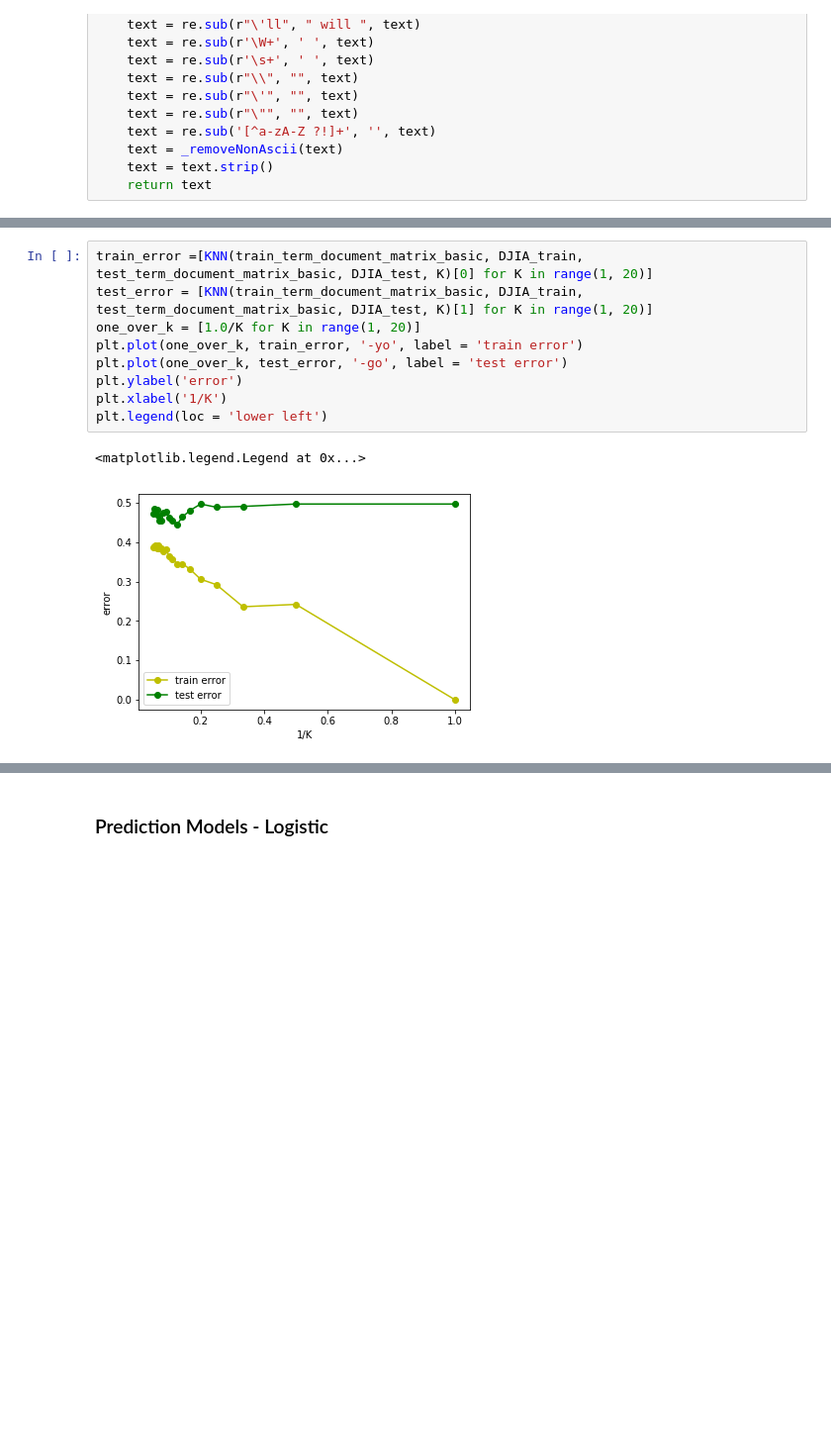
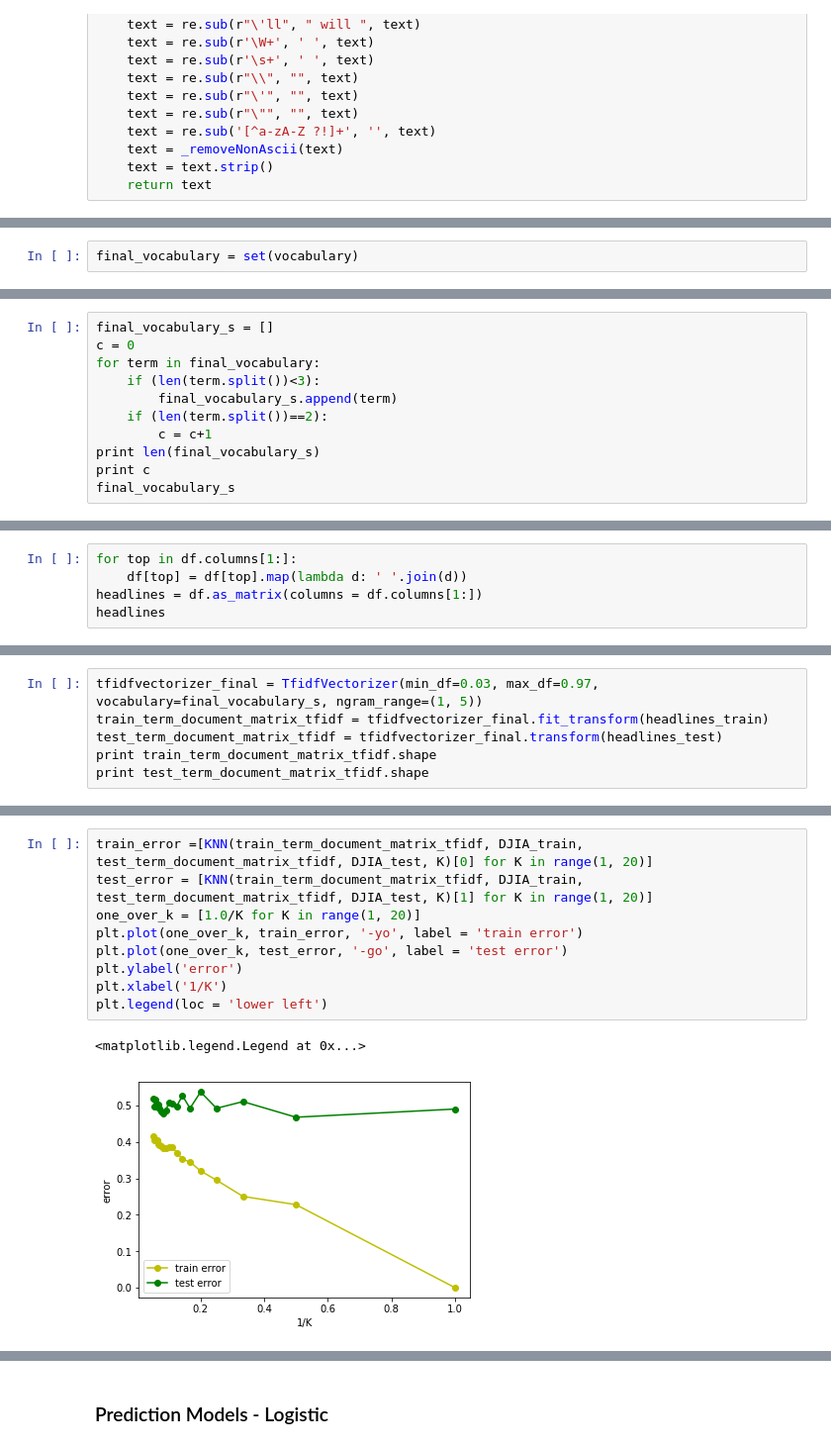
Before and after one commit to bg453cornell/ORIE-4740-NLP-ML, a Jupyter notebook: ORIE 4740 Code Simplified.ipynb, the cells around one changed output, grey strips where cells are left out. Shown at 99% size. Drawn from its saved outputs; the diff is of its cells as text; blank space fills up the shorter version.

```diff
--- a/ORIE 4740 Code Simplified.ipynb
+++ b/ORIE 4740 Code Simplified.ipynb
@@ -435,0 +266,2 @@ headlines3[0]
+# %%
+final_vocabulary = set(vocabulary)
@@ -435,0 +292,11 @@ headlines3[0]
+# %%
+final_vocabulary_s = []
+c = 0
+for term in final_vocabulary:
+    if (len(term.split())<3):
+        final_vocabulary_s.append(term)
+    if (len(term.split())==2):
+        c = c+1
+print len(final_vocabulary_s)
+print c
+final_vocabulary_s
@@ -435,0 +325,5 @@ headlines3[0]
+# %%
+for top in df.columns[1:]:
+    df[top] = df[top].map(lambda d: ' '.join(d))
+headlines = df.as_matrix(columns = df.columns[1:])
+headlines
@@ -460,0 +374,6 @@ tfidfvectorizer.transform(headlines_test).shape
+# %%
+tfidfvectorizer_final = TfidfVectorizer(min_df=0.03, max_df=0.97, vocabulary=final_vocabulary_s, ngram_range=(1, 5))
+train_term_document_matrix_tfidf = tfidfvectorizer_final.fit_transform(headlines_train)
+test_term_document_matrix_tfidf = tfidfvectorizer_final.transform(headlines_test)
+print train_term_document_matrix_tfidf.shape
+print test_term_document_matrix_tfidf.shape
@@ -508,15 +430,15 @@ Test Error:     0.451942740286
 # %%
-train_error =[KNN(train_term_document_matrix_basic, DJIA_train, test_term_document_matrix_basic, DJIA_test, K)[0] for K in range(1, 20)]
-test_error = [KNN(train_term_document_matrix_basic, DJIA_train, test_term_document_matrix_basic, DJIA_test, K)[1] for K in range(1, 20)]
+train_error =[KNN(train_term_document_matrix_tfidf, DJIA_train, test_term_document_matrix_tfidf, DJIA_test, K)[0] for K in range(1, 20)]
+test_error = [KNN(train_term_document_matrix_tfidf, DJIA_train, test_term_document_matrix_tfidf, DJIA_test, K)[1] for K in range(1, 20)]
 one_over_k = [1.0/K for K in range(1, 20)]
 plt.plot(one_over_k, train_error, '-yo', label = 'train error')
 plt.plot(one_over_k, test_error, '-go', label = 'test error')
 plt.ylabel('error')
 plt.xlabel('1/K')
 plt.legend(loc = 'lower left')
 # %% [output]
 <matplotlib.legend.Legend at 0x...>
-[figure, old version]
+[figure, new version]
 # %%
 KNN(train_term_document_matrix_tfidf, DJIA_train, test_term_document_matrix_tfidf, DJIA_test, 10)
 # %% [output]
```
Also changed, not shown: parts of 85 cells of this notebook, 1 other file.
